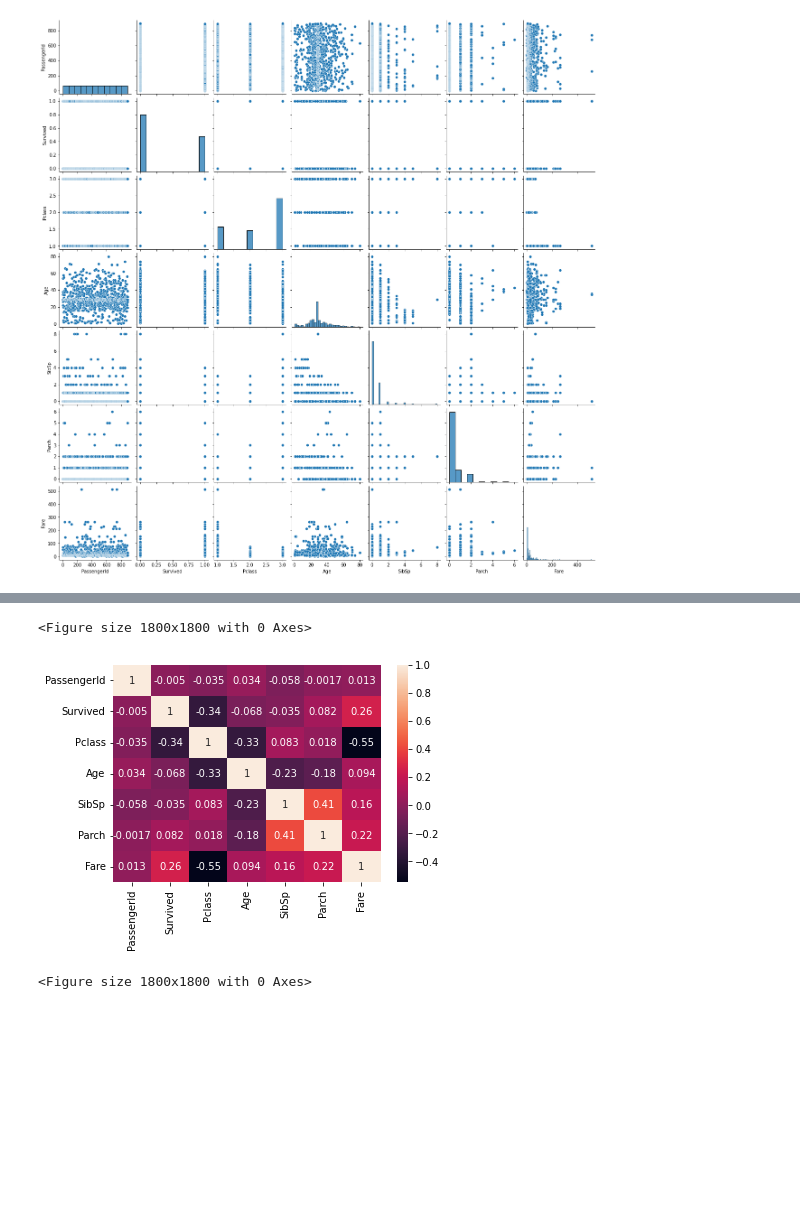
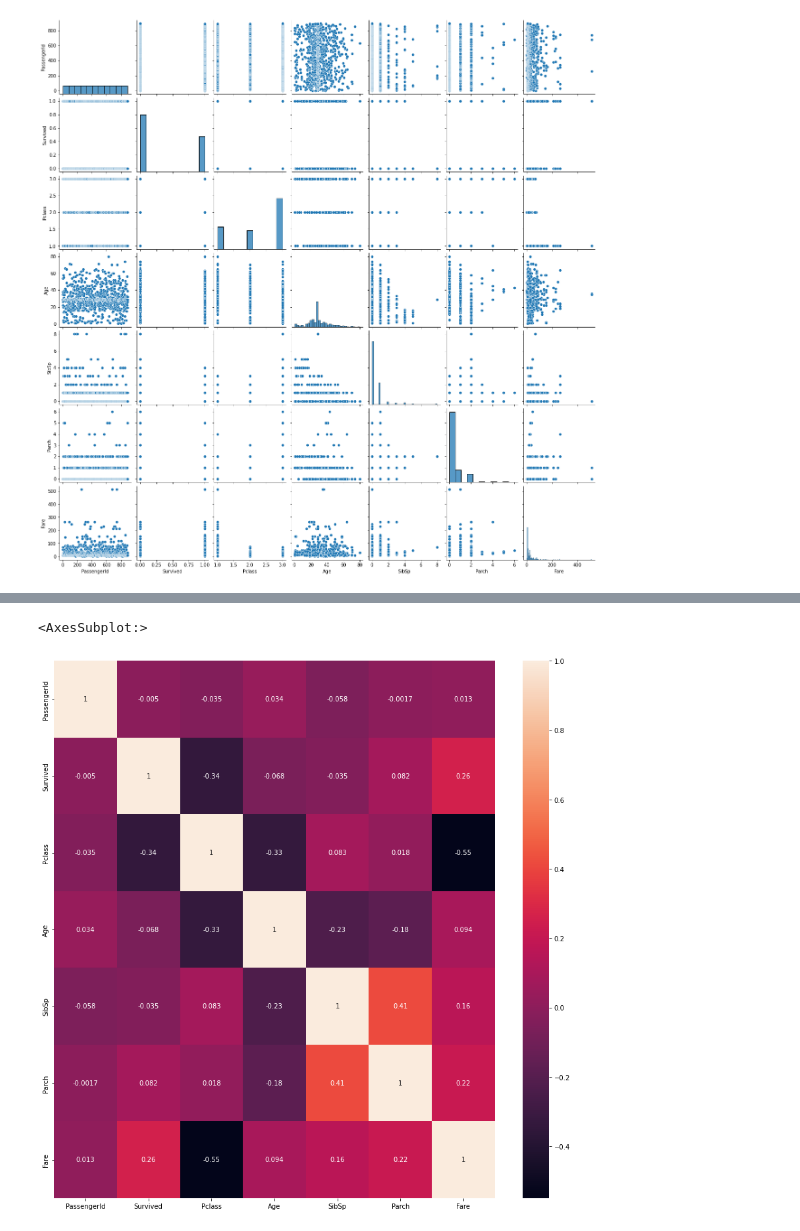
Before and after one commit to Jkhattak/OOP, a Jupyter notebook: TitanicData.ipynb, the cells around one changed output, grey strips where cells are left out. Saved outputs shown, nothing was run; the diff lists cells and outputs as text; code cells hidden in the pictures; blank space fills up the shorter version.

```diff
--- a/TitanicData.ipynb
+++ b/TitanicData.ipynb
@@ -117,10 +126,9 @@ sns.scatterplot(data=df, x='PassengerId', y='Age')
 # %%
+plt.figure(figsize=(15,15))
 sns.heatmap(df.corr(), annot=True)
-plt.figure(figsize=(25,25))
 # %% [output]
-<Figure size 1800x1800 with 0 Axes>
+<AxesSubplot:>
-[figure, old version]
+[figure, new version]
-<Figure size 1800x1800 with 0 Axes>
 # %%
 male = (df['Sex']=='male').value_counts()
 female = (df['Sex']=='female').value_counts()
```
Also changed, not shown: parts of 5 cells of this notebook.
